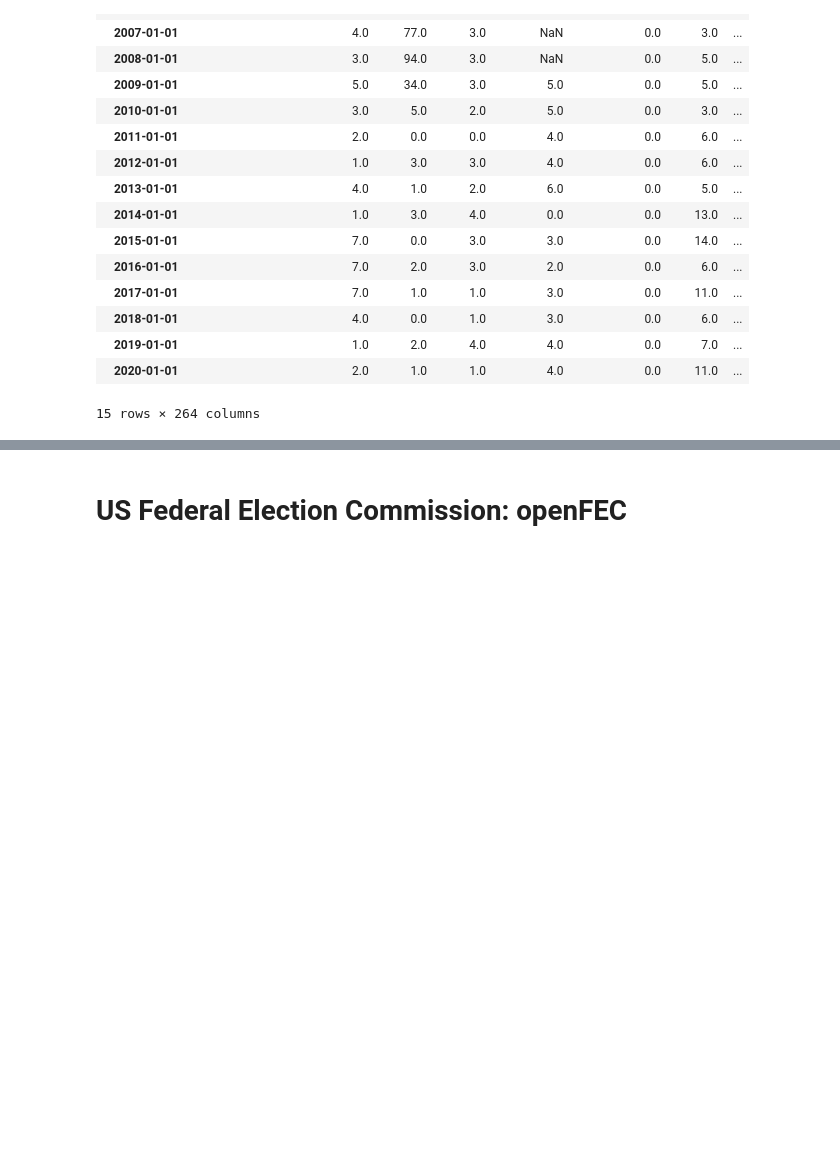
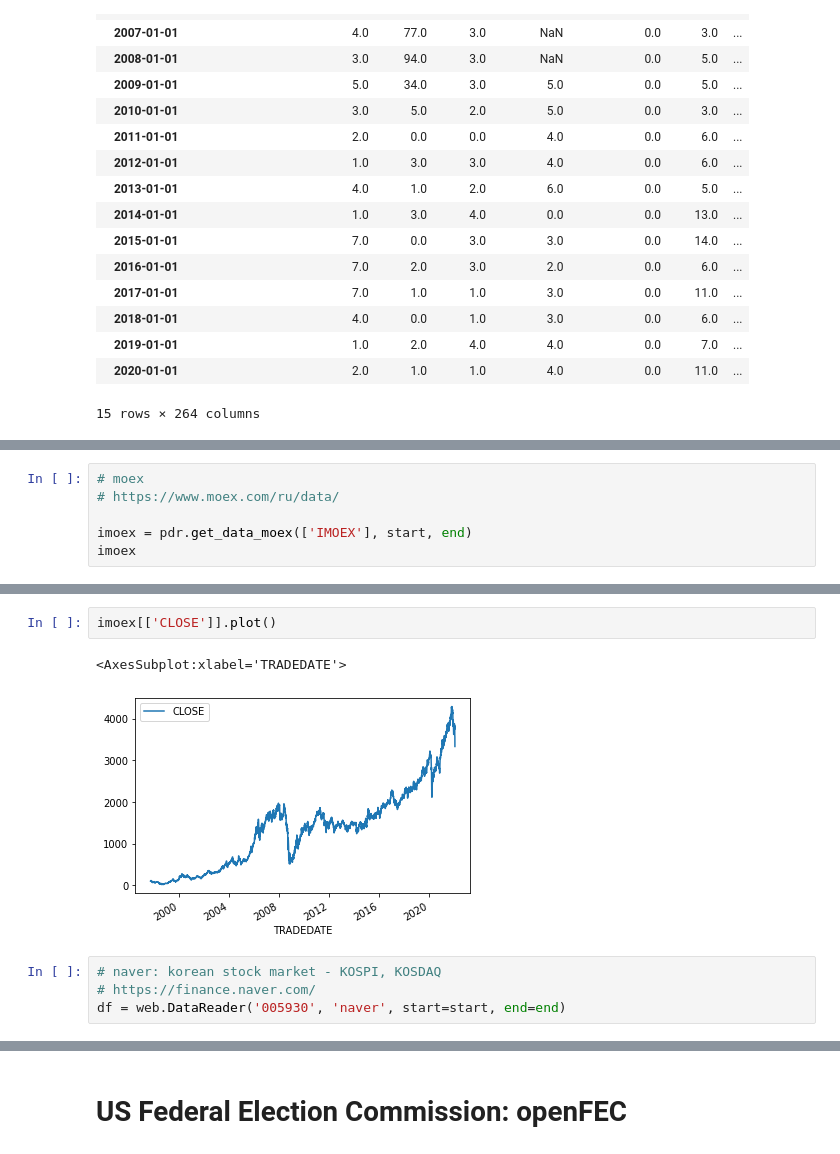
Before and after one commit to xvanov/kagglai, a Jupyter notebook: data_sources.ipynb, the cells around one changed output, grey strips where cells are left out. Drawn from its saved outputs; the diff is of its cells as text; blank space fills up the shorter version.

Commit message:
all pandas-datreader data sources

```diff
--- a/data_sources.ipynb
+++ b/data_sources.ipynb
@@ -228,0 +291,6 @@ df
+# %%
+# moex
+# https://www.moex.com/ru/data/
+
+imoex = pdr.get_data_moex(['IMOEX'], start, end)
+imoex
@@ -228,0 +312,9 @@ df
+# %%
+imoex[['CLOSE']].plot()
+# %% [output]
+<AxesSubplot:xlabel='TRADEDATE'>
+[figure, added]
+# %%
+# naver: korean stock market - KOSPI, KOSDAQ
+# https://finance.naver.com/
+df = web.DataReader('005930', 'naver', start=start, end=end)
```
Also changed, not shown: parts of 11 cells of this notebook.
